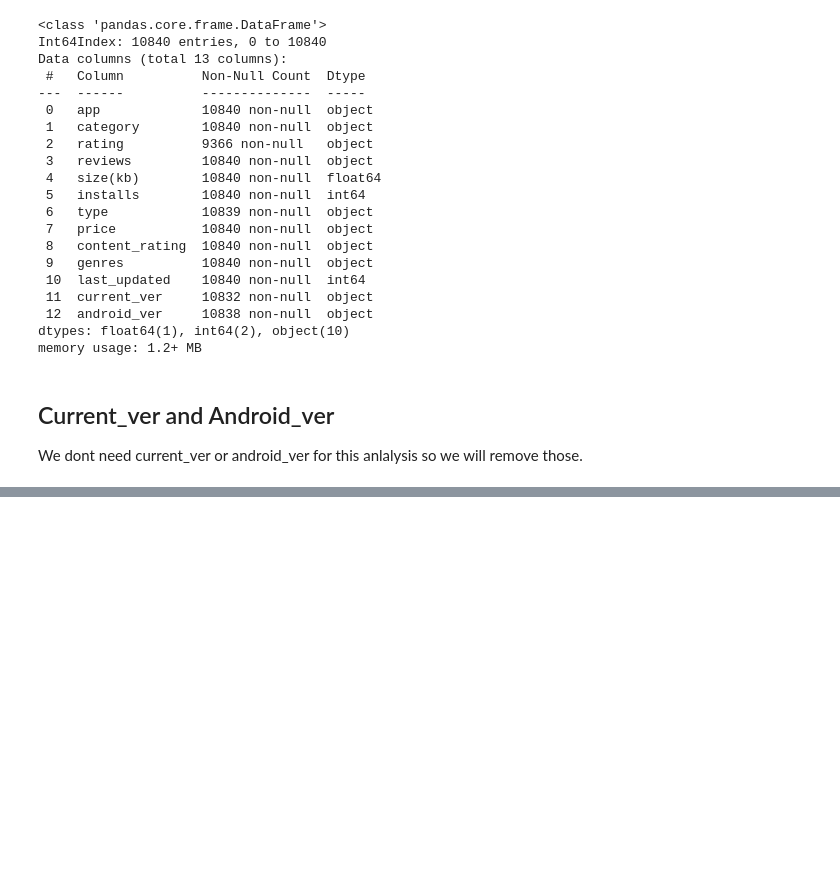
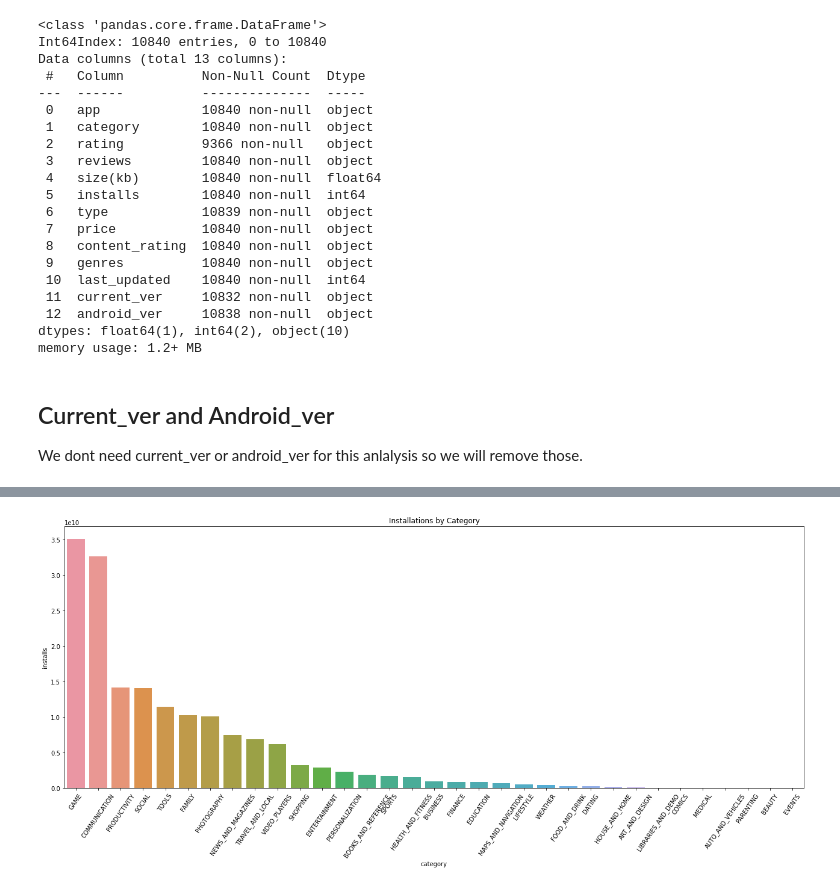
Before and after one commit to SunilY137/EDA-1, a Jupyter notebook: Play_Store_App_Review_Analysis_Capstone_Project.ipynb, the cells around one changed output, grey strips where cells are left out. Cells and saved outputs as stored; diff of their text form; code cells hidden in the pictures; blank space fills up the shorter version.

```diff
--- a/Play_Store_App_Review_Analysis_Capstone_Project.ipynb
+++ b/Play_Store_App_Review_Analysis_Capstone_Project.ipynb
@@ -334,0 +465,8 @@ df.head()
+# %%
+plt.figure(figsize=(22, 8))
+order = df.groupby(['category'])['installs'].sum().sort_values(ascending=False).index
+sns.barplot(data=in_cat, x='category', y='installs', order=order)
+plt.title('Installations by Category')
+plt.xticks(rotation=55);
+# %% [output]
+[figure, added]
```
Also changed, not shown: parts of 58 cells of this notebook.
